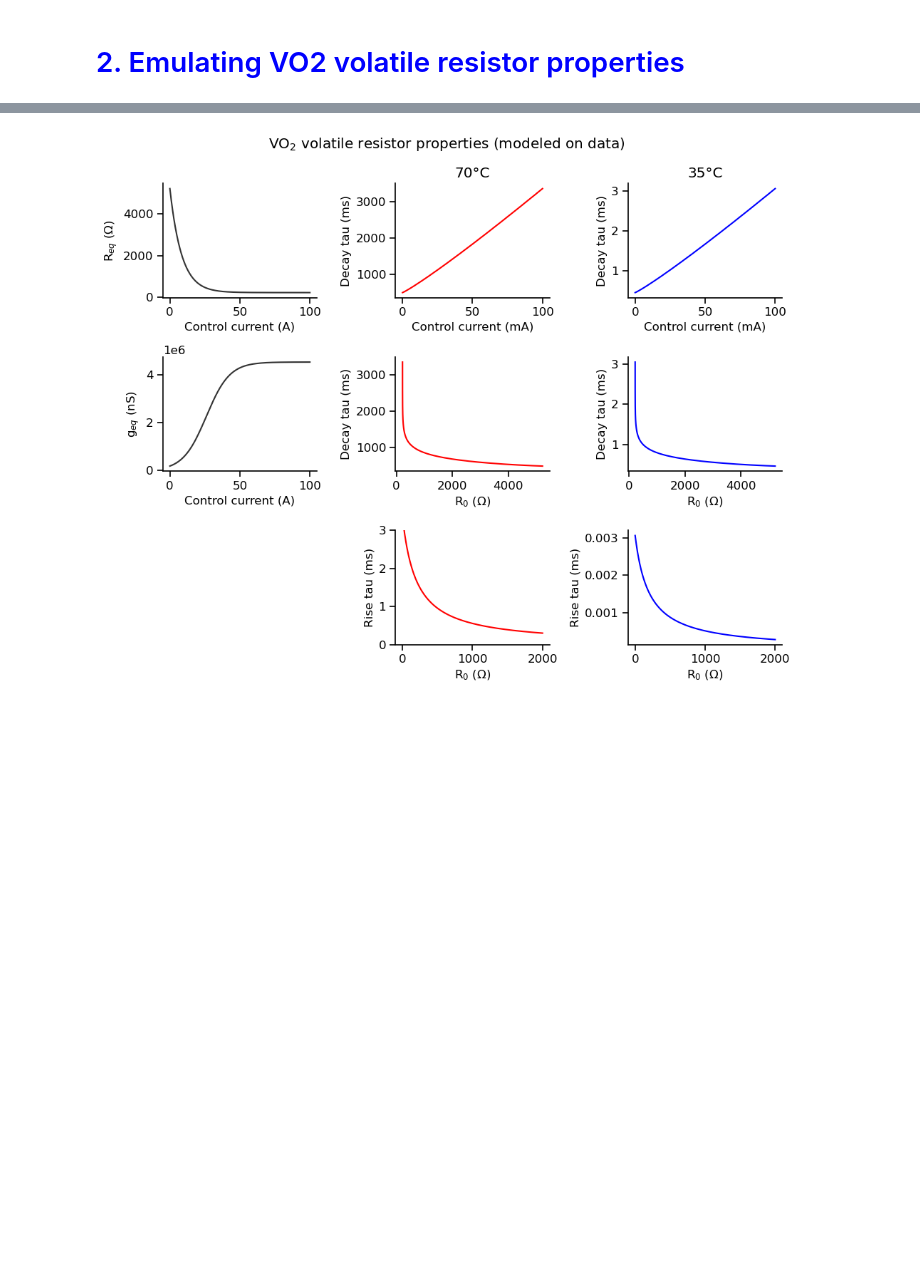
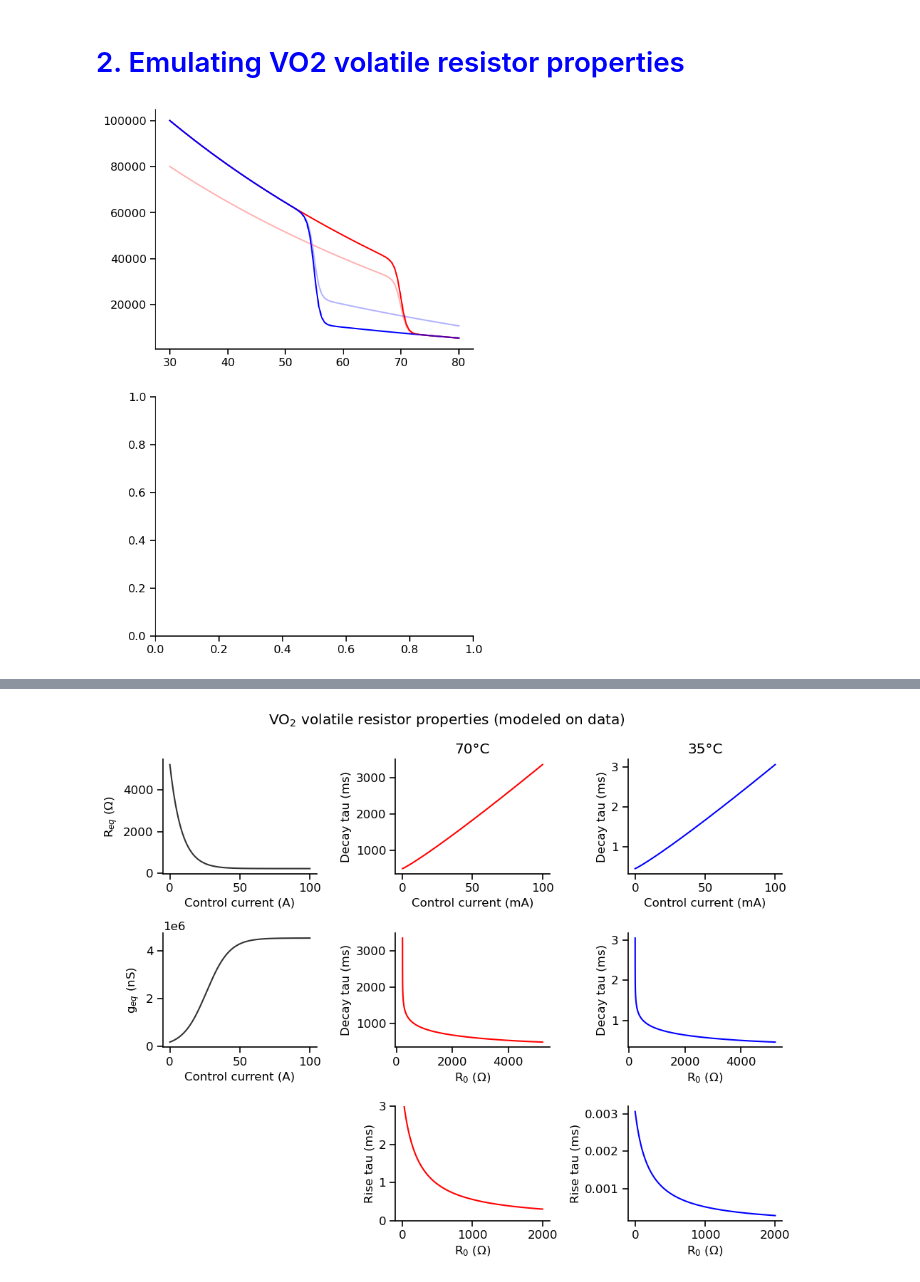
Before and after one commit to argalloni/Neuromorphic_simulations, a Jupyter notebook: Neuromorphic_NMDA.ipynb, the cells around one changed output, grey strips where cells are left out. Drawn from its saved outputs; the diff is of its cells as text; code cells hidden in the pictures; blank space fills up the shorter version.

Commit message:
modelling VO2 R vs temperature hysteresis curves

```diff
--- a/Neuromorphic_NMDA.ipynb
+++ b/Neuromorphic_NMDA.ipynb
@@ -257,3 +257,47 @@ resulting in strongly sub-linear summation of the individual potentials
 [figure]
 # %% [markdown]
 # <font color='blue'> 2. Emulating VO2 volatile resistor properties </font>
+# %%
+# temp = np.linspace(30,80,100)
+# R = -1500 * temp + 1.2*1e5
+# sigm = 1 / (1+np.exp((temp-70)*2))
+# minR = 20
+# func = R*sigm + minR
+
+# R = -1500 * temp + 1.2*1e5
+# sigm1 = (1 - 0.6) / (1+np.exp((temp-45)/1.5)) + 0.6
+# sigm2 = 1 / (1+np.exp((temp-60)/1.5))
+# minR = 20
+# func2 = R*sigm1*sigm2 + minR
+
+def cooling_sigmoid(a=0.2):
+    R = 3*1e7/(temp+90) - 1.5*1e5
+    sigm = (1-a) / (1+np.exp((temp-55)/0.5)) + a
+    minR = 100
+    func = R*sigm + minR
+    return func
+
+def heating_sigmoid(a=0.2):
+    R = 3*1e7/(temp+90) - 1.5*1e5
+    sigm = (1-a) / (1+np.exp((temp-70)/0.5)) + 0.2
+    minR = 100
+    func = R*sigm + minR
+    return func
+
+func1 = heating_sigmoid()
+func2 = cooling_sigmoid()
+func3 = cooling_sigmoid(a=0.4)
+func4 = heating_sigmoid(a=0.4)
+
+
+fig, ax = plt.subplots(2,1,figsize=[6,10])
+ax[0].plot(temp,func1,'r')
+ax[0].plot(temp,func2,'b')
+ax[0].plot(temp,func3,'b', alpha=0.3)
+ax[0].plot(temp,func4,'r', alpha=0.3)
+# ax[0].set_ylim([0,20000])
+# ax[0].set_ylim(bottom=0)
+# plt.xlim([50,80])
+plt.show()
+# %% [output]
+[figure, added]
```
Also changed, not shown: parts of 3 cells of this notebook.
